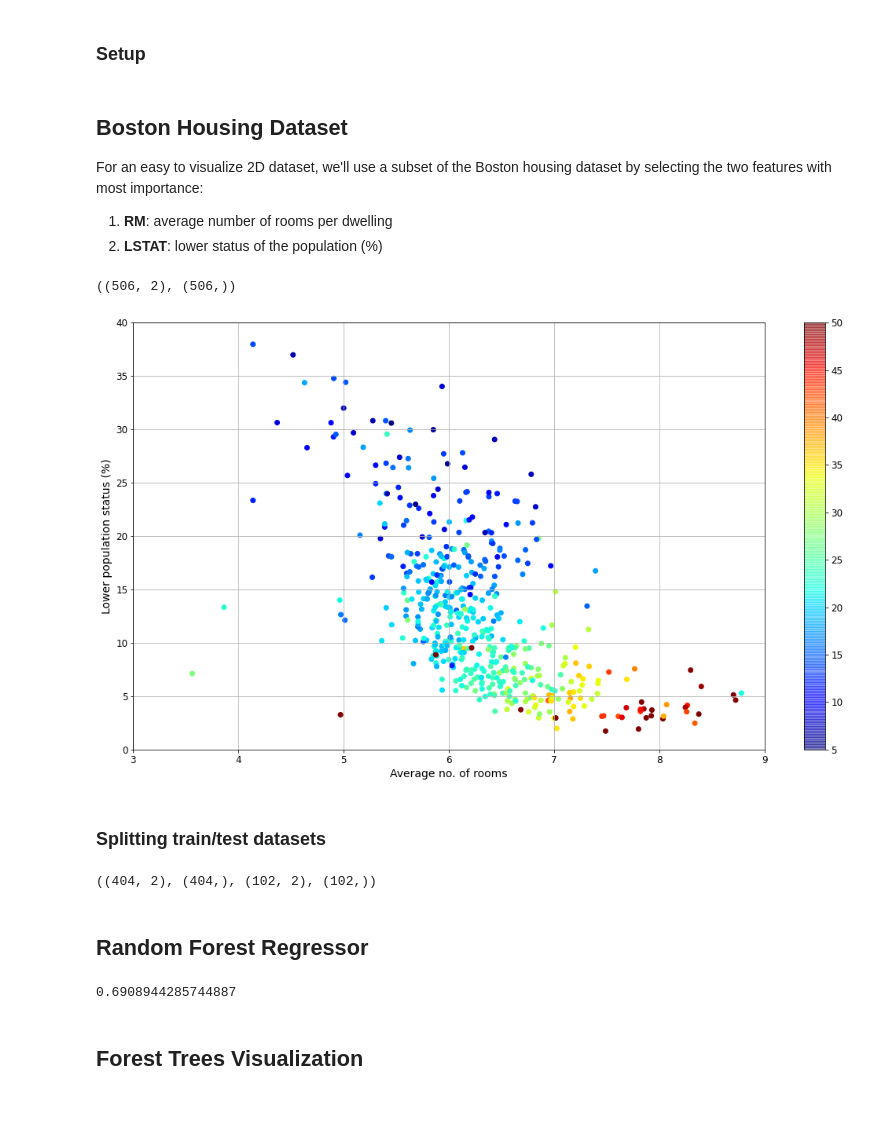
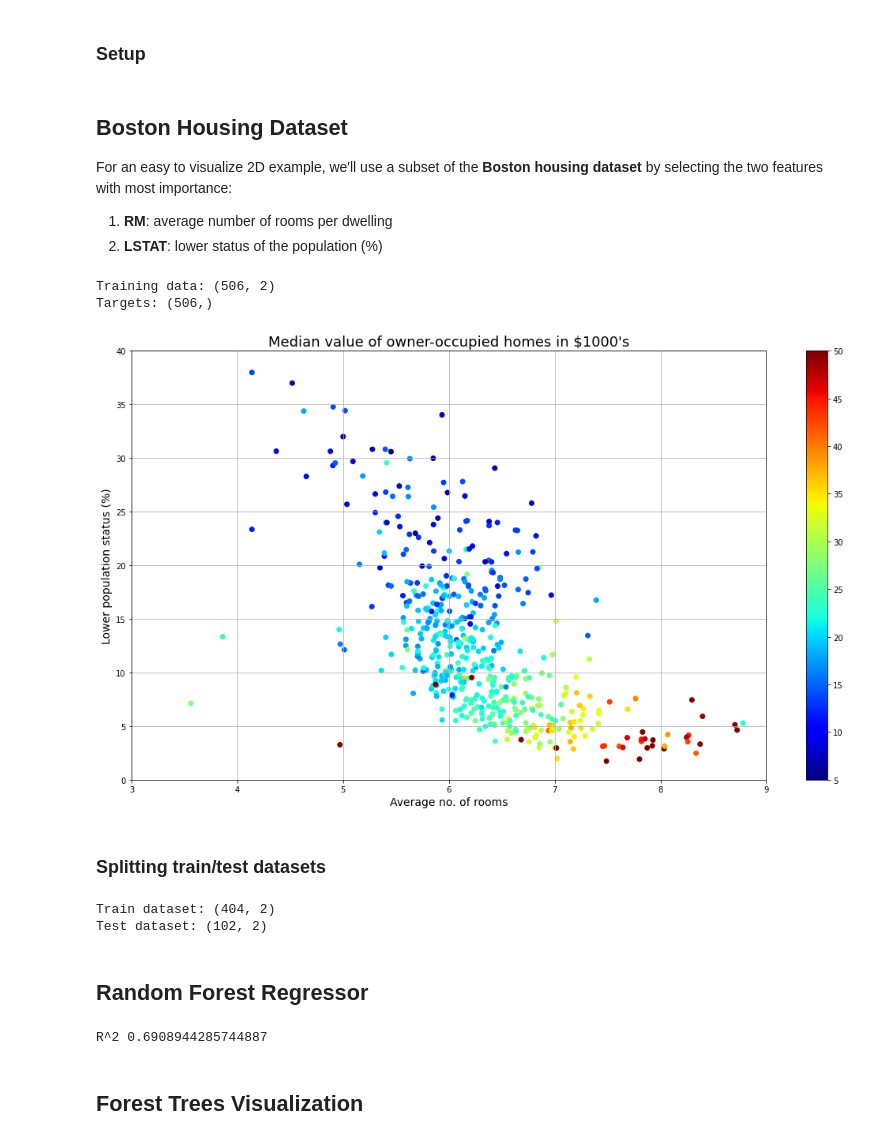
Before and after one commit to pedrosbmartins/tiny-ba-trees, a Jupyter notebook: notebooks/regression.ipynb, the cells around one changed output. Saved outputs shown, nothing was run; the diff lists cells and outputs as text; code cells hidden in the pictures; blank space fills up the shorter version.

```diff
--- a/notebooks/regression.ipynb
+++ b/notebooks/regression.ipynb
@@ -17,7 +17,7 @@ from tinybatrees import persistence as tree_io
 # %% [markdown]
 ## Boston Housing Dataset
 
-For an easy to visualize 2D dataset, we'll use a subset of the Boston housing dataset by selecting the two features with most importance:
+For an easy to visualize 2D example, we'll use a subset of the **Boston housing dataset** by selecting the two features with most importance:
 
 1. **RM**: average number of rooms per dwelling
 2. **LSTAT**: lower status of the population (%)
@@ -33,23 +33,26 @@ lstat_index = feature_names.index("LSTAT")
 X = boston_housing.data[:,[rm_index, lstat_index]].astype('float32')
 y = boston_housing.target.astype('float32')
 
-X.shape, y.shape
+print("Training data:", X.shape)
+print("Targets:", y.shape)
 # %% [output]
-((506, 2), (506,))
+Training data: (506, 2)
+Targets: (506,)
 # %%
 plt.figure(figsize=(18,10))
 
 scatter = plt.scatter(X[:, 0], X[:, 1], alpha=1, c=y, cmap=plt.get_cmap("jet"))
-plt.colorbar(sc)
+plt.colorbar(scatter)
 
 plt.axis([3, 9, 0, 40])
 plt.grid()
 plt.xlabel("Average no. of rooms", fontsize=14)
 plt.ylabel("Lower population status (%)", fontsize=14)
+plt.title("Median value of owner-occupied homes in $1000's", fontsize=18)
 
 plt.show()
 # %% [output]
-[figure, old version]
+[figure, new version]
 # %% [markdown]
 ### Splitting train/test datasets
 # %%
@@ -57,9 +60,11 @@ from sklearn.model_selection import train_test_split
 
 X_train, X_test, y_train, y_test = train_test_split(X, y, test_size=0.2, random_state=42)
 
-X_train.shape, y_train.shape, X_test.shape, y_test.shape
+print("Train dataset:", X_train.shape)
+print("Test dataset:", X_test.shape)
 # %% [output]
-((404, 2), (404,), (102, 2), (102,))
+Train dataset: (404, 2)
+Test dataset: (102, 2)
 # %% [markdown]
 ## Random Forest Regressor
 # %%
@@ -68,6 +73,6 @@ from sklearn.ensemble import RandomForestRegressor
 rforest_reg = RandomForestRegressor(random_state=42, n_estimators=3, max_depth=2)
 rforest_reg.fit(X_train, y_train)
 
-rforest_reg.score(X_test, y_test)
+print("R^2", rforest_reg.score(X_test, y_test))
 # %% [output]
-0.6908944285744887
+R^2 0.6908944285744887
```
Also changed, not shown: parts of 11 cells of this notebook.
